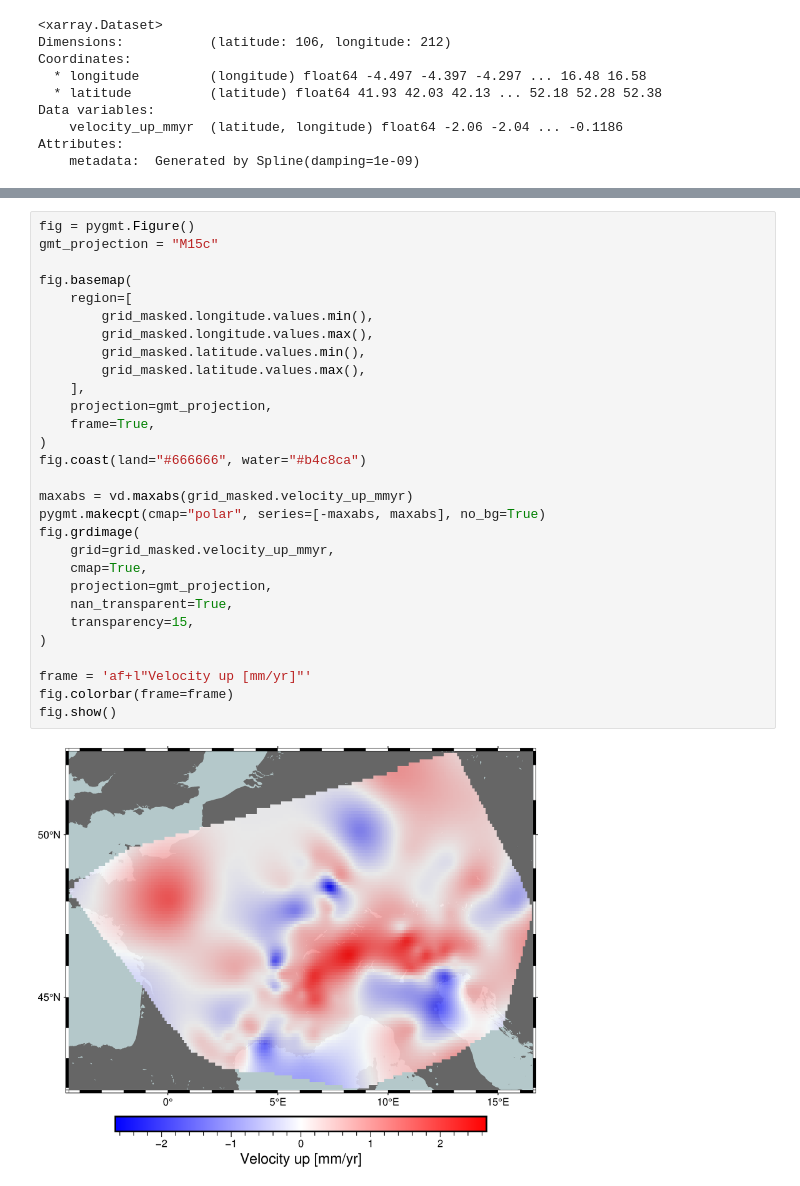
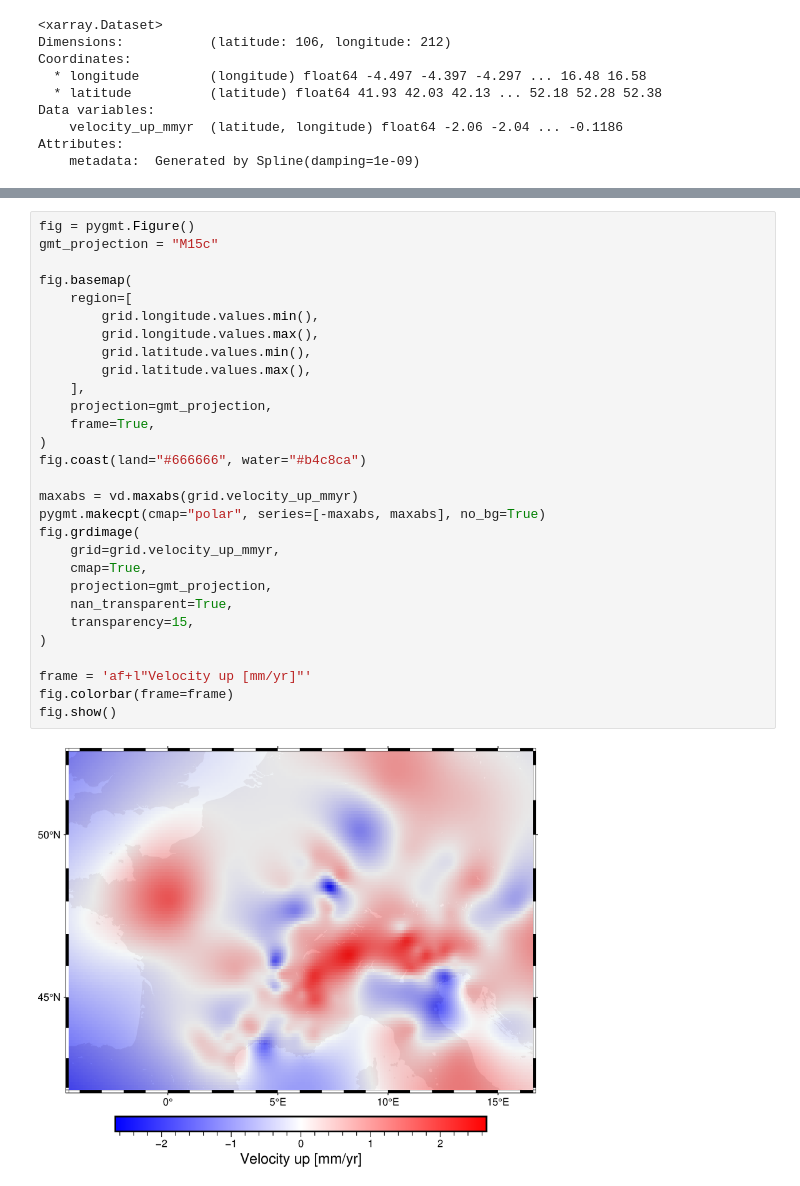
Before and after one commit to santisoler/2023-fatiando-igeba, a Jupyter notebook: notebooks/gps-velocities.ipynb, the cells around one changed output, grey strips where cells are left out. Cells and saved outputs as stored; diff of their text form.

```diff
--- a/notebooks/gps-velocities.ipynb
+++ b/notebooks/gps-velocities.ipynb
@@ -172,31 +128,31 @@ Attributes:
-# %%
-fig = pygmt.Figure()
-gmt_projection = "M15c"
-
-fig.basemap(
-    region=[
-        grid_masked.longitude.values.min(),
-        grid_masked.longitude.values.max(),
-        grid_masked.latitude.values.min(),
-        grid_masked.latitude.values.max(),
-    ],
-    projection=gmt_projection,
-    frame=True,
-)
-fig.coast(land="#666666", water="#b4c8ca")
-
-maxabs = vd.maxabs(grid_masked.velocity_up_mmyr)
-pygmt.makecpt(cmap="polar", series=[-maxabs, maxabs], no_bg=True)
-fig.grdimage(
-    grid=grid_masked.velocity_up_mmyr,
-    cmap=True,
-    projection=gmt_projection,
-    nan_transparent=True,
-    transparency=15,
-)
-
-frame = 'af+l"Velocity up [mm/yr]"'
-fig.colorbar(frame=frame)
-fig.show()
-# %% [output]
-[figure, removed]
+# %%
+fig = pygmt.Figure()
+gmt_projection = "M15c"
+
+fig.basemap(
+    region=[
+        grid.longitude.values.min(),
+        grid.longitude.values.max(),
+        grid.latitude.values.min(),
+        grid.latitude.values.max(),
+    ],
+    projection=gmt_projection,
+    frame=True,
+)
+fig.coast(land="#666666", water="#b4c8ca")
+
+maxabs = vd.maxabs(grid.velocity_up_mmyr)
+pygmt.makecpt(cmap="polar", series=[-maxabs, maxabs], no_bg=True)
+fig.grdimage(
+    grid=grid.velocity_up_mmyr,
+    cmap=True,
+    projection=gmt_projection,
+    nan_transparent=True,
+    transparency=15,
+)
+
+frame = 'af+l"Velocity up [mm/yr]"'
+fig.colorbar(frame=frame)
+fig.show()
+# %% [output]
+[figure, added]
```
Also changed, not shown: parts of 4 cells of this notebook, 1 other file.
